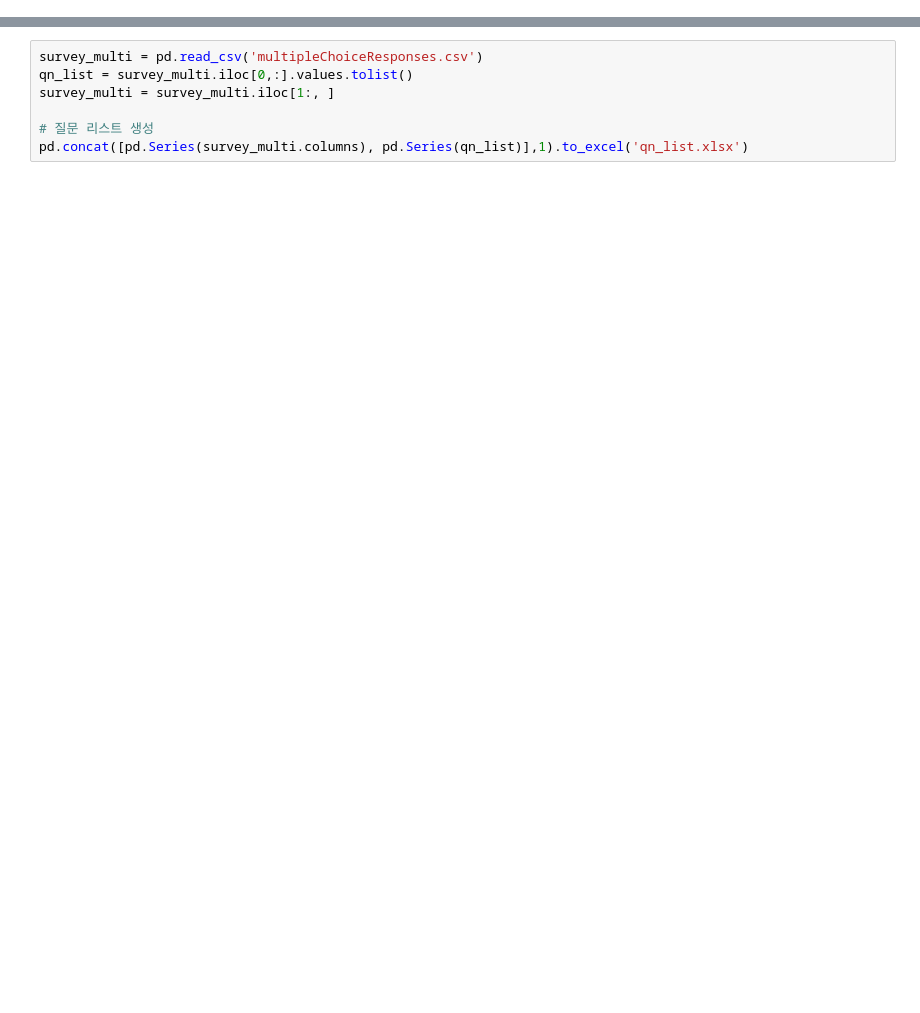
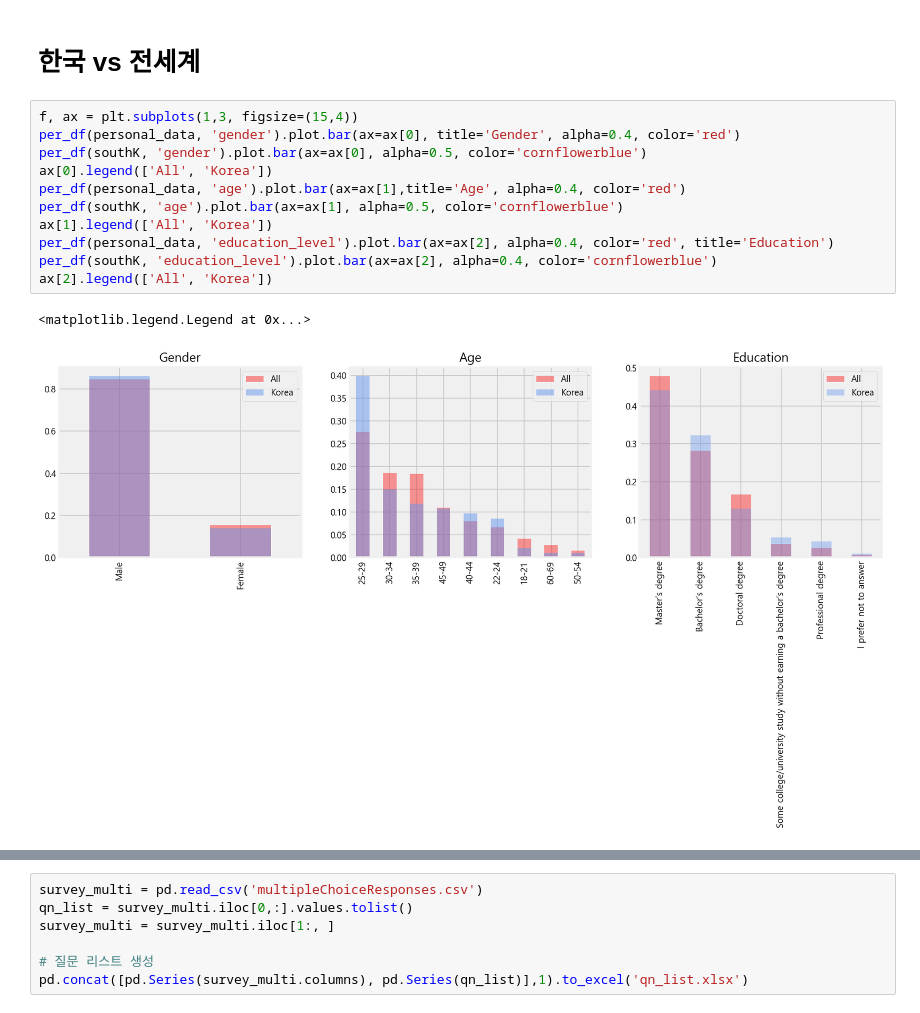
Before and after one commit to DanialDaeHyunNam/2018-Kaggle-ML-And-DS-Survey-Challenge, a Jupyter notebook: kimdaewon/2018Ksurvey.ipynb, the cells around one changed output, grey strips where cells are left out. Drawn from its saved outputs; the diff is of its cells as text; blank space fills up the shorter version.

```diff
--- a/kimdaewon/2018Ksurvey.ipynb
+++ b/kimdaewon/2018Ksurvey.ipynb
@@ -22,0 +110,16 @@ for a in range(2):
+# %% [markdown]
+# 한국 vs 전세계
+# %%
+f, ax = plt.subplots(1,3, figsize=(15,4))
+per_df(personal_data, 'gender').plot.bar(ax=ax[0], title='Gender', alpha=0.4, color='red')
+per_df(southK, 'gender').plot.bar(ax=ax[0], alpha=0.5, color='cornflowerblue')
+ax[0].legend(['All', 'Korea'])
+per_df(personal_data, 'age').plot.bar(ax=ax[1],title='Age', alpha=0.4, color='red')
+per_df(southK, 'age').plot.bar(ax=ax[1], alpha=0.5, color='cornflowerblue')
+ax[1].legend(['All', 'Korea'])
+per_df(personal_data, 'education_level').plot.bar(ax=ax[2], alpha=0.4, color='red', title='Education')
+per_df(southK, 'education_level').plot.bar(ax=ax[2], alpha=0.4, color='cornflowerblue')
+ax[2].legend(['All', 'Korea'])
+# %% [output]
+<matplotlib.legend.Legend at 0x...>
+[figure, added]
```
Also changed, not shown: parts of 24 cells of this notebook, 9 other files.
